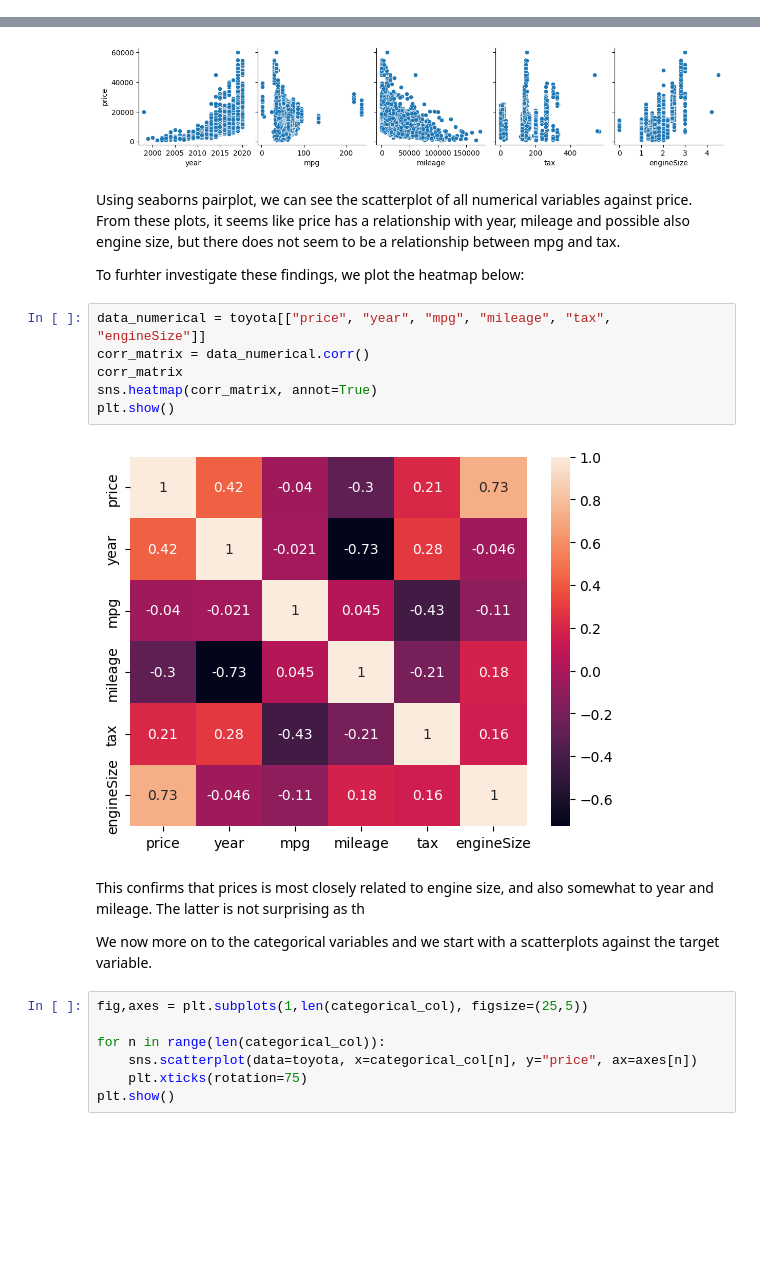
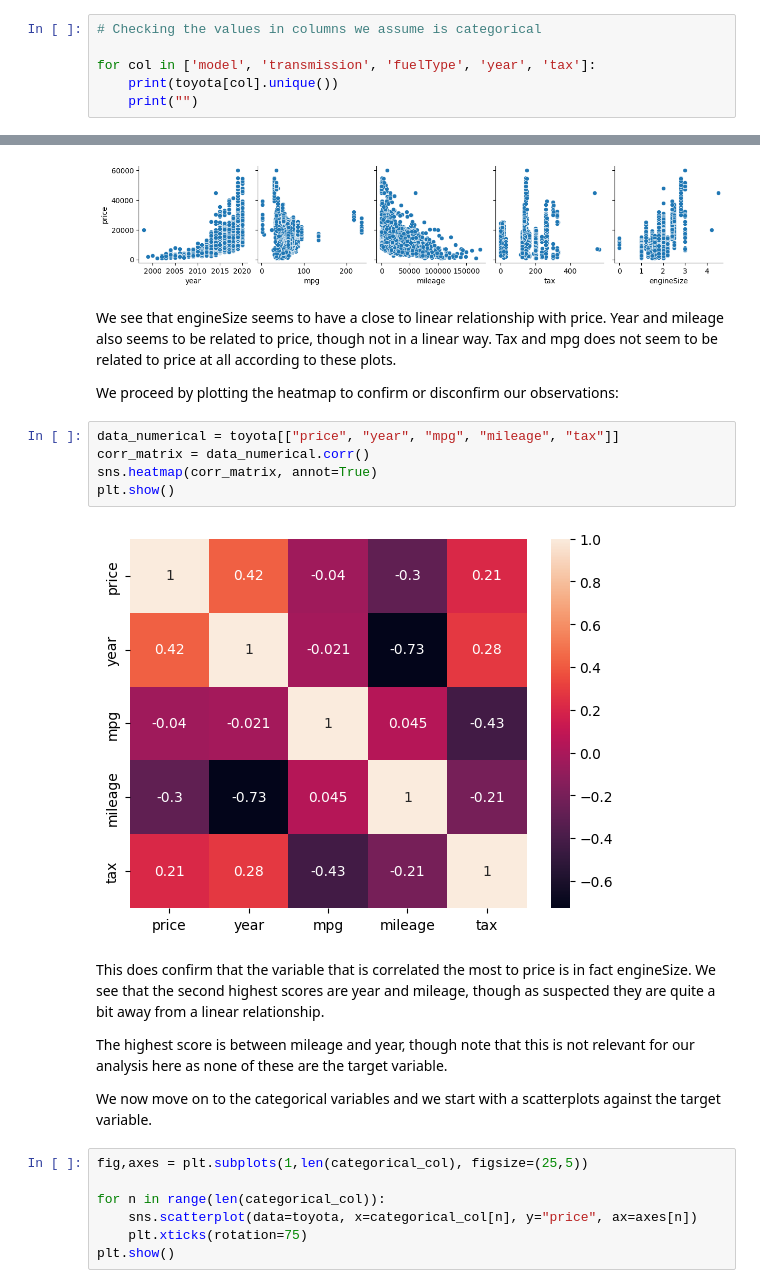
Before and after one commit to lenelise/dc_practice, a Jupyter notebook: practice_exam.ipynb, the cells around one changed output, grey strips where cells are left out. Drawn from its saved outputs; the diff is of its cells as text; blank space fills up the shorter version.

```diff
--- a/practice_exam.ipynb
+++ b/practice_exam.ipynb
@@ -56,0 +64,6 @@ dtype: int64
+# %%
+# Checking the values in columns we assume is categorical
+
+for col in ['model', 'transmission', 'fuelType', 'year', 'tax']:
+    print(toyota[col].unique())
+    print("")
@@ -110,22 +126,23 @@ sns.pairplot(data=toyota, y_vars="price", x_vars=numerical_col)
 plt.show()
 # %% [output]
 [figure]
-# %% [markdown]
-Using seaborns pairplot, we can see the scatterplot of all numerical variables against price. From these plots, it seems like price has a relationship with year, mileage and possible also engine size, but there does not seem to be a relationship between mpg and tax.
-
-To furhter investigate these findings, we plot the heatmap below:
+# %% [markdown]
+We see that engineSize seems to have a close to linear relationship with price. Year and mileage also seems to be related to price, though not in a linear way. Tax and mpg does not seem to be related to price at all according to these plots.
+
+We proceed by plotting the heatmap to confirm or disconfirm our observations:
 # %%
-data_numerical = toyota[["price", "year", "mpg", "mileage", "tax", "engineSize"]]
+data_numerical = toyota[["price", "year", "mpg", "mileage", "tax"]]
 corr_matrix = data_numerical.corr()
-corr_matrix
 sns.heatmap(corr_matrix, annot=True)
 plt.show()
 # %% [output]
-[figure, old version]
+[figure, new version]
-# %% [markdown]
-This confirms that prices is most closely related to engine size, and also somewhat to year and mileage. The latter is not surprising as th
-
-We now more on to the categorical variables and we start with a scatterplots against the target variable.
+# %% [markdown]
+This does confirm that the variable that is correlated the most to price is in fact engineSize. We see that the second highest scores are year and mileage, though as suspected they are quite a bit away from a linear relationship.
+
+The highest score is between mileage and year, though note that this is not relevant for our analysis here as none of these are the target variable.
+
+We now move on to the categorical variables and we start with a scatterplots against the target variable.
 # %%
 fig,axes = plt.subplots(1,len(categorical_col), figsize=(25,5))
 
```
Also changed, not shown: parts of 43 cells of this notebook.
